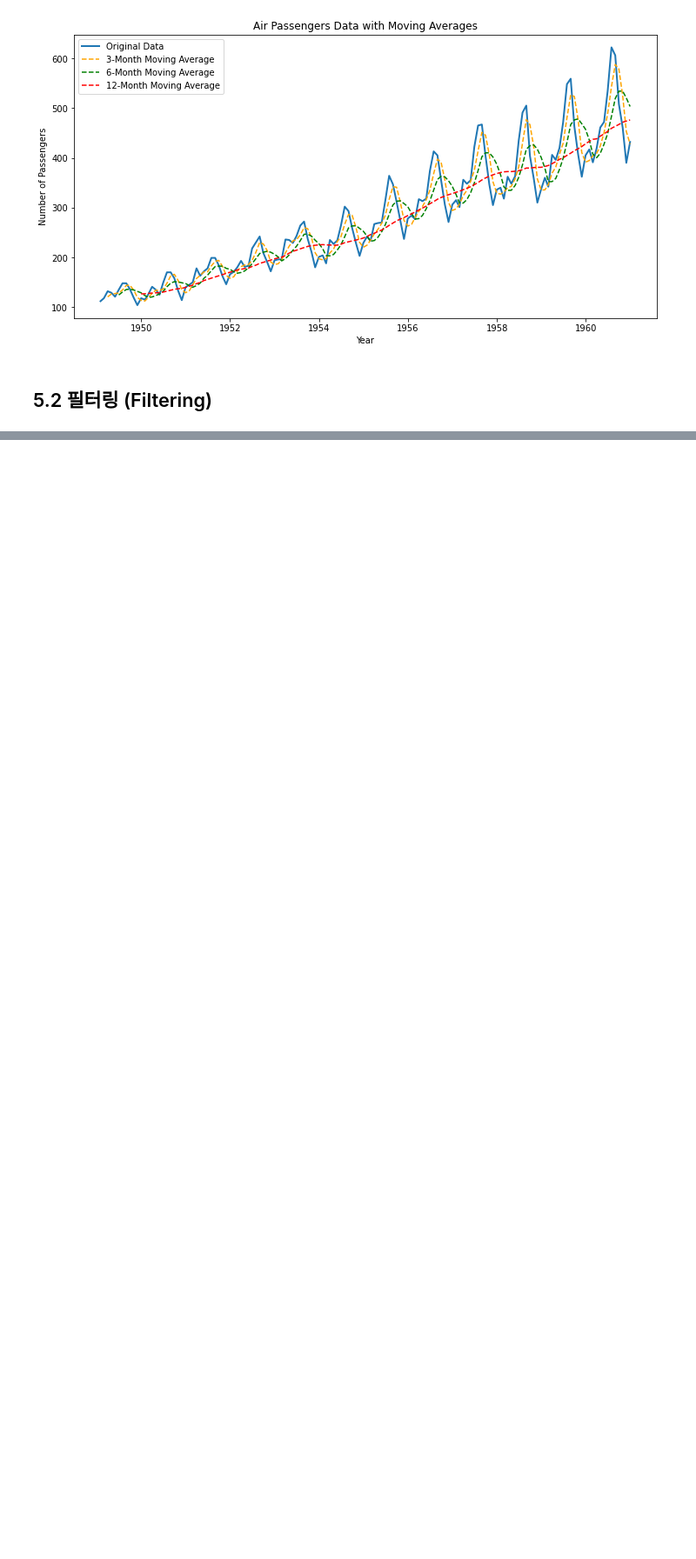
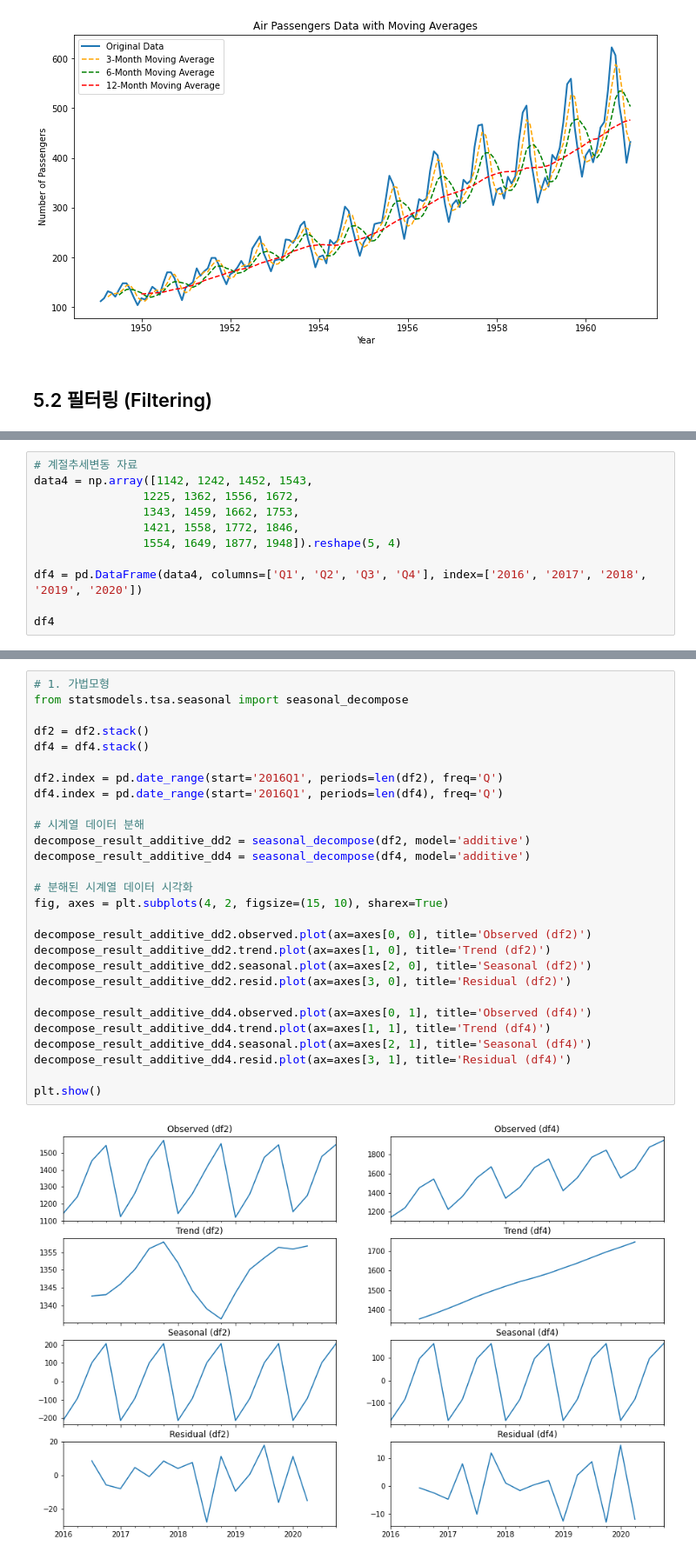
Before and after one commit to lucio-karin0506/Fastcampus_TimeSeries_Study, a Jupyter notebook: Part1/Part1.ipynb, the cells around one changed output, grey strips where cells are left out. Shown at 87% size. Drawn from its saved outputs; the diff is of its cells as text; blank space fills up the shorter version.

```diff
--- a/Part1/Part1.ipynb
+++ b/Part1/Part1.ipynb
@@ -534,0 +799,11 @@ plt.show()
+# %%
+# 계절추세변동 자료
+data4 = np.array([1142, 1242, 1452, 1543,
+                1225, 1362, 1556, 1672,
+	            1343, 1459, 1662, 1753,
+                1421, 1558, 1772, 1846,
+                1554, 1649, 1877, 1948]).reshape(5, 4)
+
+df4 = pd.DataFrame(data4, columns=['Q1', 'Q2', 'Q3', 'Q4'], index=['2016', '2017', '2018', '2019', '2020'])
+
+df4
@@ -534,0 +817,30 @@ plt.show()
+# %%
+# 1. 가법모형
+from statsmodels.tsa.seasonal import seasonal_decompose
+
+df2 = df2.stack()
+df4 = df4.stack()
+
+df2.index = pd.date_range(start='2016Q1', periods=len(df2), freq='Q')
+df4.index = pd.date_range(start='2016Q1', periods=len(df4), freq='Q')
+
+# 시계열 데이터 분해
+decompose_result_additive_dd2 = seasonal_decompose(df2, model='additive')
+decompose_result_additive_dd4 = seasonal_decompose(df4, model='additive')
+
+# 분해된 시계열 데이터 시각화
+fig, axes = plt.subplots(4, 2, figsize=(15, 10), sharex=True)
+
+decompose_result_additive_dd2.observed.plot(ax=axes[0, 0], title='Observed (df2)')
+decompose_result_additive_dd2.trend.plot(ax=axes[1, 0], title='Trend (df2)')
+decompose_result_additive_dd2.seasonal.plot(ax=axes[2, 0], title='Seasonal (df2)')
+decompose_result_additive_dd2.resid.plot(ax=axes[3, 0], title='Residual (df2)')
+
+decompose_result_additive_dd4.observed.plot(ax=axes[0, 1], title='Observed (df4)')
+decompose_result_additive_dd4.trend.plot(ax=axes[1, 1], title='Trend (df4)')
+decompose_result_additive_dd4.seasonal.plot(ax=axes[2, 1], title='Seasonal (df4)')
+decompose_result_additive_dd4.resid.plot(ax=axes[3, 1], title='Residual (df4)')
+
+plt.show()
+# %% [output]
+[figure, added]
```
Also changed, not shown: parts of 25 cells of this notebook.
